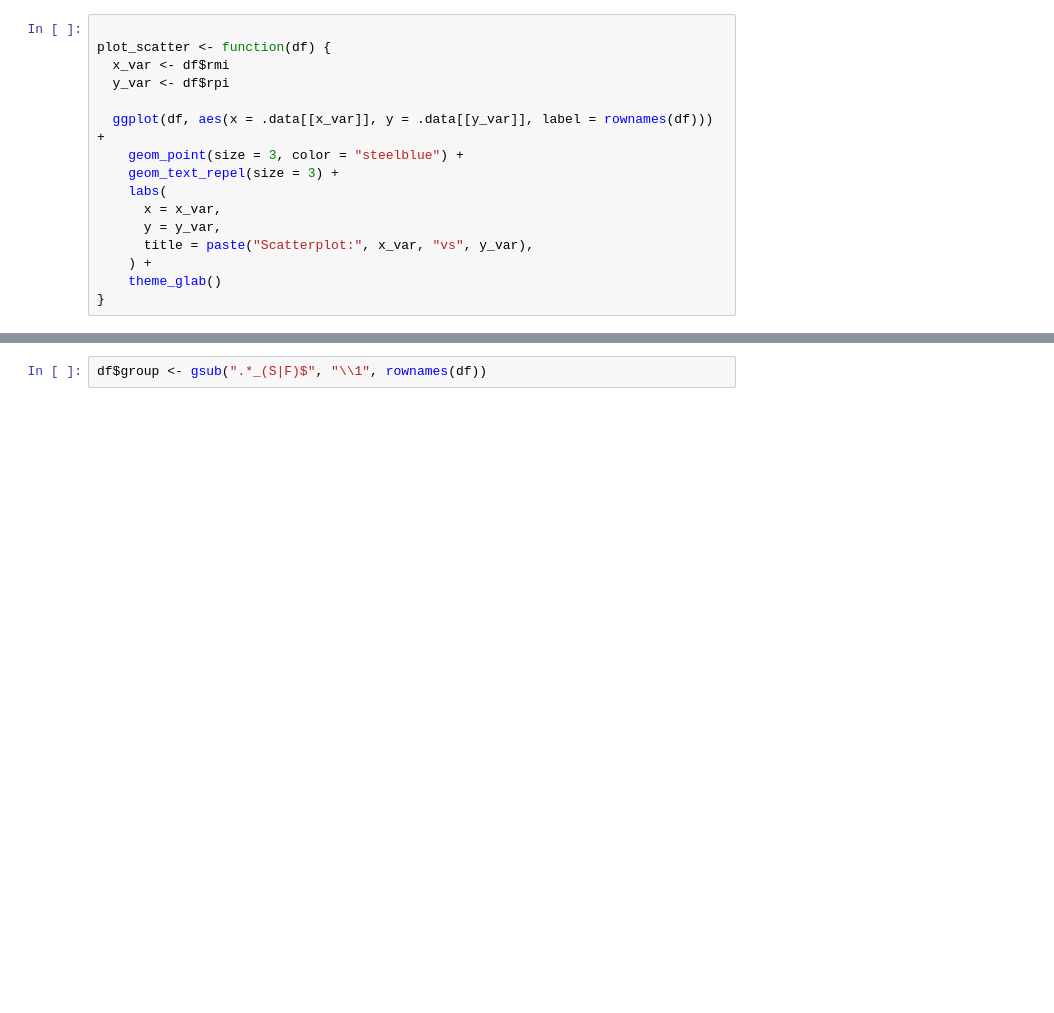
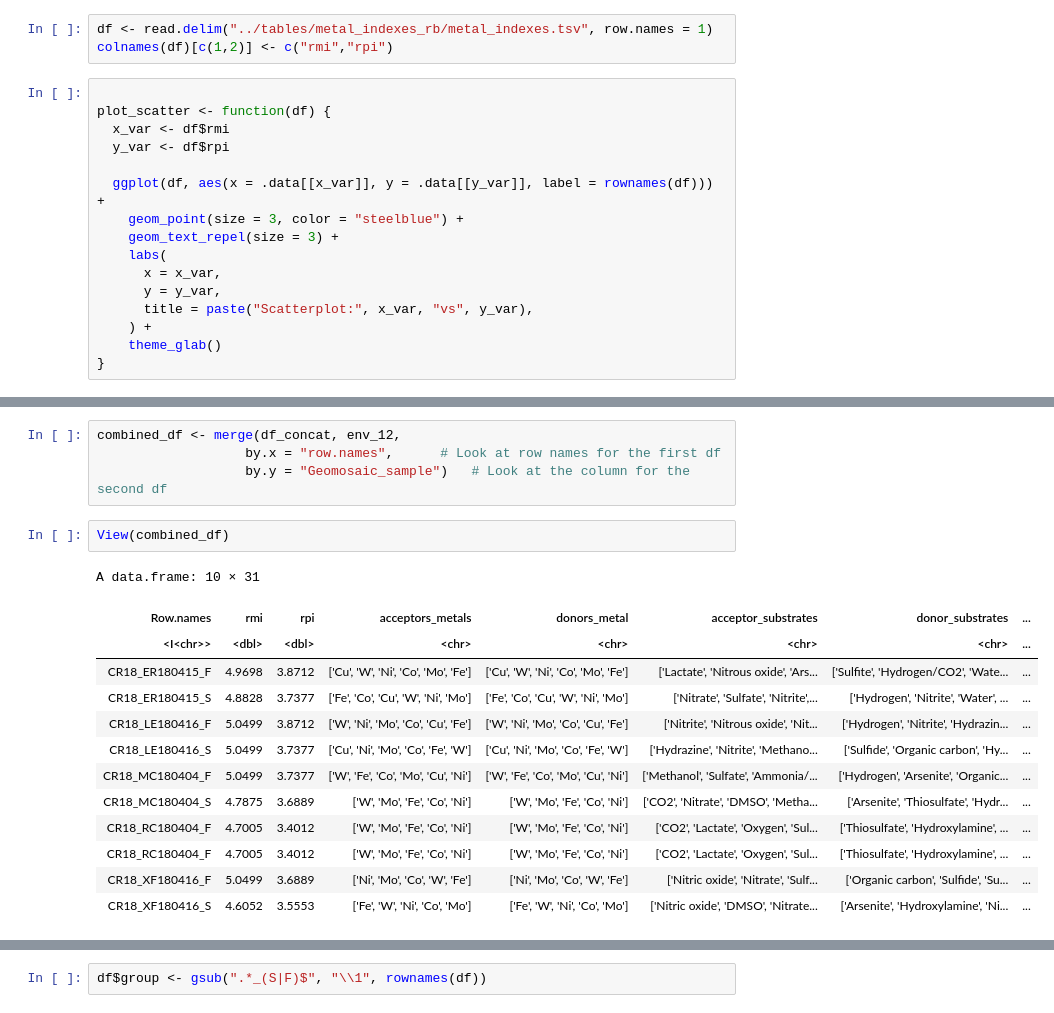
Before and after one commit to EdoT99/geomosaic_cookbook, a Jupyter notebook: notebooks/geomosaic_rmi-rpi-indexes.ipynb, the cells around one changed output, grey strips where cells are left out. Drawn from its saved outputs; the diff is of its cells as text; blank space fills up the shorter version.

```diff
--- a/notebooks/geomosaic_rmi-rpi-indexes.ipynb
+++ b/notebooks/geomosaic_rmi-rpi-indexes.ipynb
@@ -74,3 +78,6 @@ phy <- phyloseq(
+# %%
+df <- read.delim("../tables/metal_indexes_rb/metal_indexes.tsv", row.names = 1)
+colnames(df)[c(1,2)] <- c("rmi","rpi")
 # %%
 
 plot_scatter <- function(df) {
@@ -105,0 +117,20 @@ plot_scatter <- function(df) {
+# %%
+combined_df <- merge(df_concat, env_12,
+                   by.x = "row.names",      # Look at row names for the first df
+                   by.y = "Geomosaic_sample")   # Look at the column for the second df
+# %%
+View(combined_df)
+# %% [output]
+A data.frame: 10 × 31
+| Row.names | rmi | rpi | acceptors_metals | donors_metal | acceptor_substrates | donor_substrates | ... |
+| <I<chr>> | <dbl> | <dbl> | <chr> | <chr> | <chr> | <chr> | ... |
+| CR18_ER180415_F | 4.9698 | 3.8712 | ['Cu', 'W', 'Ni', 'Co', 'Mo', 'Fe'] | ['Cu', 'W', 'Ni', 'Co', 'Mo', 'Fe'] | ['Lactate', 'Nitrous oxide', 'Ars... | ['Sulfite', 'Hydrogen/CO2', 'Wate... | ... |
+| CR18_ER180415_S | 4.8828 | 3.7377 | ['Fe', 'Co', 'Cu', 'W', 'Ni', 'Mo'] | ['Fe', 'Co', 'Cu', 'W', 'Ni', 'Mo'] | ['Nitrate', 'Sulfate', 'Nitrite',... | ['Hydrogen', 'Nitrite', 'Water', ... | ... |
+| CR18_LE180416_F | 5.0499 | 3.8712 | ['W', 'Ni', 'Mo', 'Co', 'Cu', 'Fe'] | ['W', 'Ni', 'Mo', 'Co', 'Cu', 'Fe'] | ['Nitrite', 'Nitrous oxide', 'Nit... | ['Hydrogen', 'Nitrite', 'Hydrazin... | ... |
+| CR18_LE180416_S | 5.0499 | 3.7377 | ['Cu', 'Ni', 'Mo', 'Co', 'Fe', 'W'] | ['Cu', 'Ni', 'Mo', 'Co', 'Fe', 'W'] | ['Hydrazine', 'Nitrite', 'Methano... | ['Sulfide', 'Organic carbon', 'Hy... | ... |
+| CR18_MC180404_F | 5.0499 | 3.7377 | ['W', 'Fe', 'Co', 'Mo', 'Cu', 'Ni'] | ['W', 'Fe', 'Co', 'Mo', 'Cu', 'Ni'] | ['Methanol', 'Sulfate', 'Ammonia/... | ['Hydrogen', 'Arsenite', 'Organic... | ... |
+| CR18_MC180404_S | 4.7875 | 3.6889 | ['W', 'Mo', 'Fe', 'Co', 'Ni'] | ['W', 'Mo', 'Fe', 'Co', 'Ni'] | ['CO2', 'Nitrate', 'DMSO', 'Metha... | ['Arsenite', 'Thiosulfate', 'Hydr... | ... |
+| CR18_RC180404_F | 4.7005 | 3.4012 | ['W', 'Mo', 'Fe', 'Co', 'Ni'] | ['W', 'Mo', 'Fe', 'Co', 'Ni'] | ['CO2', 'Lactate', 'Oxygen', 'Sul... | ['Thiosulfate', 'Hydroxylamine', ... | ... |
+| CR18_RC180404_F | 4.7005 | 3.4012 | ['W', 'Mo', 'Fe', 'Co', 'Ni'] | ['W', 'Mo', 'Fe', 'Co', 'Ni'] | ['CO2', 'Lactate', 'Oxygen', 'Sul... | ['Thiosulfate', 'Hydroxylamine', ... | ... |
+| CR18_XF180416_F | 5.0499 | 3.6889 | ['Ni', 'Mo', 'Co', 'W', 'Fe'] | ['Ni', 'Mo', 'Co', 'W', 'Fe'] | ['Nitric oxide', 'Nitrate', 'Sulf... | ['Organic carbon', 'Sulfide', 'Su... | ... |
+| CR18_XF180416_S | 4.6052 | 3.5553 | ['Fe', 'W', 'Ni', 'Co', 'Mo'] | ['Fe', 'W', 'Ni', 'Co', 'Mo'] | ['Nitric oxide', 'DMSO', 'Nitrate... | ['Arsenite', 'Hydroxylamine', 'Ni... | ... |
```
Also changed, not shown: parts of 11 cells of this notebook.
